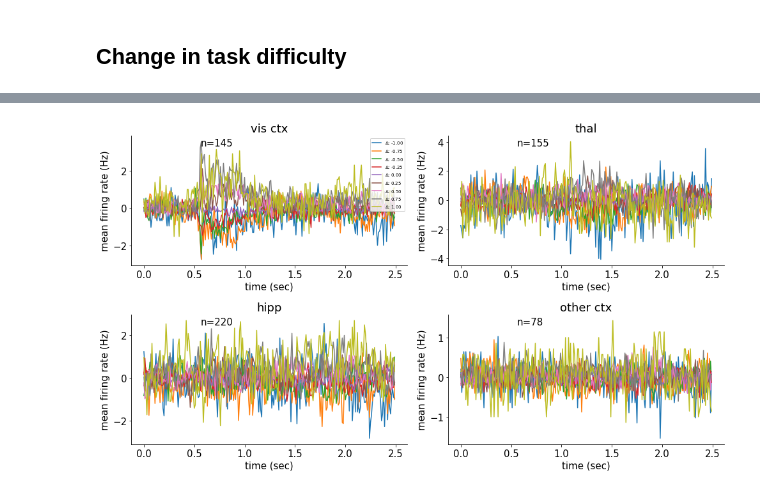
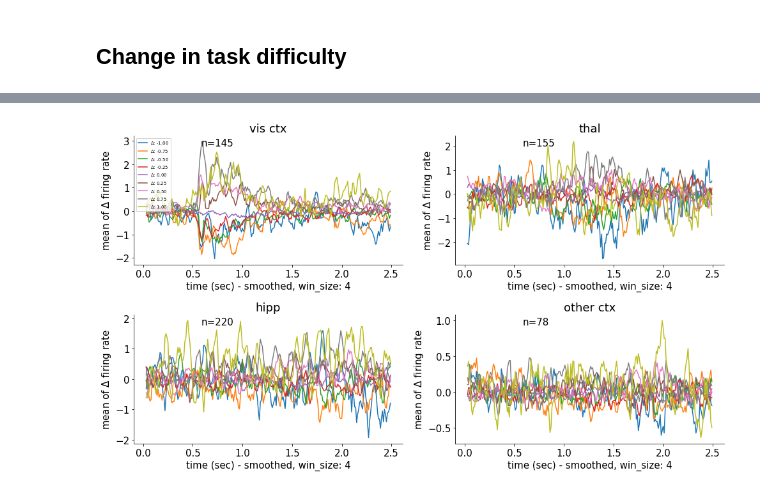
Before and after one commit to Y-Akihiro/NMA2020_decision-dino, a Jupyter notebook: ay_code/Steinmetz_trial_history_test_(1step).ipynb, the cells around one changed output, grey strips where cells are left out. Saved outputs shown, nothing was run; the diff lists cells and outputs as text; code cells hidden in the pictures.

```diff
--- a/ay_code/Steinmetz_trial_history_test_(1step).ipynb
+++ b/ay_code/Steinmetz_trial_history_test_(1step).ipynb
@@ -271,0 +275,14 @@ hide_toggle()
+# %%
+# dtask_diff.shape #
+dtdiff = np.insert(dtask_diff, 0, 0)
+# dat['spks'][:,dtask_diff==0].shape
+# %%
+for i, value in enumerate(np.unique(dtdiff)):
+#     plt.plot(dat['spks'][:,dtdiff==value][barea==0].mean(axis=(0,1)), label=r'$\Delta$: %1.2f'%value) # barea = 0 for visual
+    plt.plot(dt * np.arange(NT), 1/dt * pd.Series(dat['spks'][:,dtdiff==value][barea==0].mean(axis=(0,1))).rolling(window=4).mean(),
+             label=r'$\Delta$: %1.2f'%value) # barea = 0 for visual
+
+plt.xlabel('time (sec)')
+plt.ylabel('mean firing rate (Hz)')
+plt.legend()
+plt.show()
@@ -275,6 +331,6 @@ hide_toggle()
 # np.insert(dtask_diff, 0, 0).shape
 # print((task_diff)[:6])
 # print(dtask_diff[:6])
-# dspks = np.diff(dat['spks'],axis=1)
+dspks = np.diff(dat['spks'],axis=1)
 # print(dspks.shape)
 # len(np.unique(dtask_diff)) # nine different changes [-1,-0.75,-0.5,-0.25,0,0.25,0.5,0.75,1]
@@ -281,15 +343,18 @@ hide_toggle()
 # %%
 plt.subplot(1,2,1)
+win_size = 4
 
 for i, value in enumerate(np.unique(dtask_diff)):
 #     print(value)
     print('dtask_diff = %1.2f: '%(value), dspks[:,dtask_diff==value].shape)
-    plt.plot(dspks[:,dtask_diff==value].mean(axis=(0,1)), label='change: %1.2f'%value)
+#     plt.plot(dspks[:,dtask_diff==value].mean(axis=(0,1)), label=r'$\Delta$cd: %1.2f'%value)
+    plt.plot(pd.Series(dspks[:,dtask_diff==value].mean(axis=(0,1))).rolling(window=win_size).mean(), label=r'$\Delta$cd: %1.2f'%value)
+
 
 plt.legend(fontsize=9)
 plt.xlabel('time bin')
-plt.ylabel('change in firing rate (Hz)')
-plt.title('change in firing rate vs time & change in task difficulty')
+plt.ylabel(r'change in firing rate ($\Delta$ Hz)')
+plt.title(r'$\Delta$firing rate vs time & $\Delta$contrast difference, smoothing window = %1.0f'%win_size)
 plt.show()
 hide_toggle()
 # %% [output]
@@ -309,33 +380,37 @@ plt.plot(dt * np.arange(NT), 1/dt * dat['spks'][:,np.abs(l_cont-r_cont)==0][bare
 # %%
 dt = dat['bin_size'] # binning at 10 ms
 NT = dat['spks'].shape[-1]
 
 l_cont = dat['contrast_left']
 r_cont = dat['contrast_right']
 
+win_size = 4
+
 fig = plt.subplots(2, nareas//2, figsize=(14,8))
 
 for j in range(nareas):
     ax = plt.subplot(2,nareas//2,j+1)
 
     for i, value in enumerate(np.unique(dtask_diff)):
-        plt.plot(dt*np.arange(NT), 1/dt*dspks[:,dtask_diff==value][barea==j].mean(axis=(0,1)), label=r'$\Delta$: %1.2f'%value)
+#         plt.plot(dt*np.arange(NT), 1/dt*dspks[:,dtask_diff==value][barea==j].mean(axis=(0,1)), label=r'$\Delta$: %1.2f'%value)
+        plt.plot(dt*np.arange(NT), 1/dt*pd.Series(dspks[:,dtask_diff==value][barea==j].mean(axis=(0,1))).rolling(window=win_size).mean(),
+                 label=r'$\Delta$: %1.2f'%value)
 
 
     # Timing indicator
 #     plt.axvline(x=0.5,color='b')                         # stimulus onset
 #     plt.axvline(x=dat['gocue'].mean(),color='r')         # go cue
 #     plt.axvline(x=dat['response_time'].mean(),color='y') # response time
 #     plt.axvline(x=dat['feedback_time'].mean(),color='g') # feedback time
 
     plt.text(.25, .92, 'n=%d'%np.sum(barea==j), transform=ax.transAxes)
 
     if j==0:
         plt.legend(fontsize=7)
 
-    ax.set(xlabel = 'time (sec)', ylabel = 'mean firing rate (Hz)', title = regions[j])
+    ax.set(xlabel = 'time (sec) - smoothed, win_size: %1.0f'%win_size, ylabel = r'mean of $\Delta$ firing rate', title = regions[j])
 
 hide_toggle()
 # %% [output]
 [interactive output not drawn]
-[figure, old version]
+[figure, new version]
```
Also changed, not shown: parts of 12 cells of this notebook.
